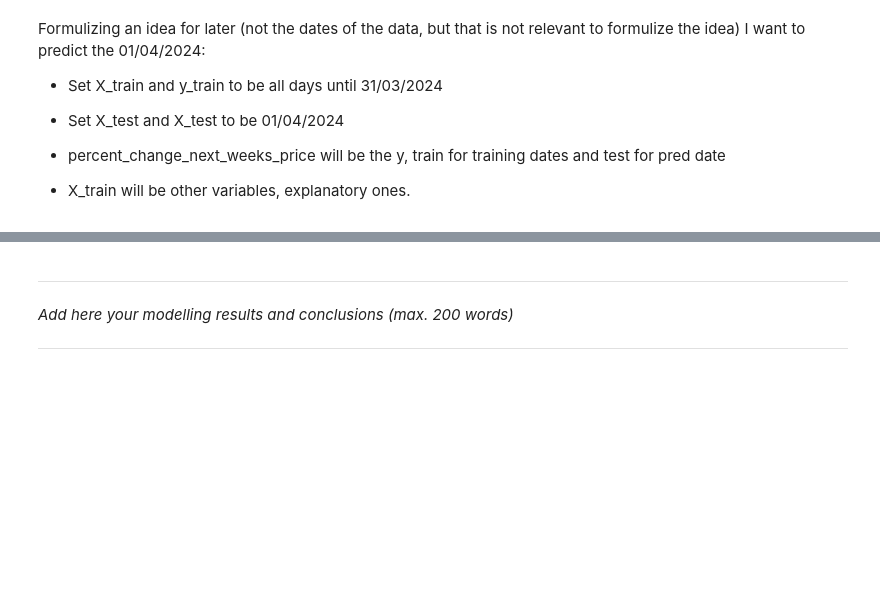
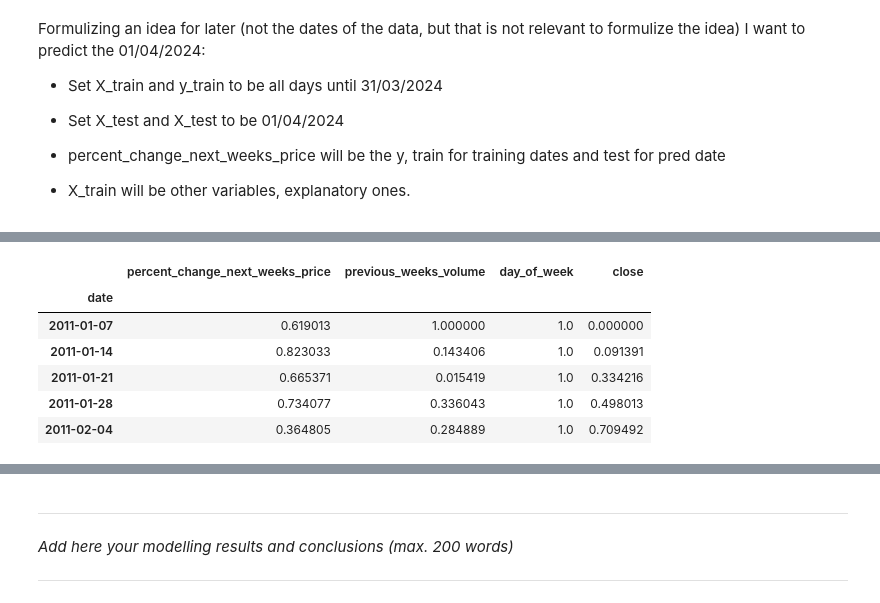
Before and after one commit to CarolinaRuivo/dowjones-index, a Jupyter notebook: template.ipynb, the cells around one changed output, grey strips where cells are left out. Cells and saved outputs as stored; diff of their text form; code cells hidden in the pictures; blank space fills up the shorter version.

```diff
--- a/template.ipynb
+++ b/template.ipynb
@@ -1975,0 +1999,14 @@ I want to predict the 01/04/2024:
+# %%
+# Normalize the data
+scaler = MinMaxScaler()
+scaled_data = scaler.fit_transform(ts_data)
+scaled_ts = pd.DataFrame(scaled_data, columns=ts_data.columns, index=ts_data.index)
+scaled_ts.head()
+# %% [output]
+|  | percent_change_next_weeks_price | previous_weeks_volume | day_of_week | close |
+| date |  |  |  |  |
+| 2011-01-07 | 0.619013 | 1.000000 | 1.0 | 0.000000 |
+| 2011-01-14 | 0.823033 | 0.143406 | 1.0 | 0.091391 |
+| 2011-01-21 | 0.665371 | 0.015419 | 1.0 | 0.334216 |
+| 2011-01-28 | 0.734077 | 0.336043 | 1.0 | 0.498013 |
+| 2011-02-04 | 0.364805 | 0.284889 | 1.0 | 0.709492 |
```
Also changed, not shown: parts of 17 cells of this notebook.
